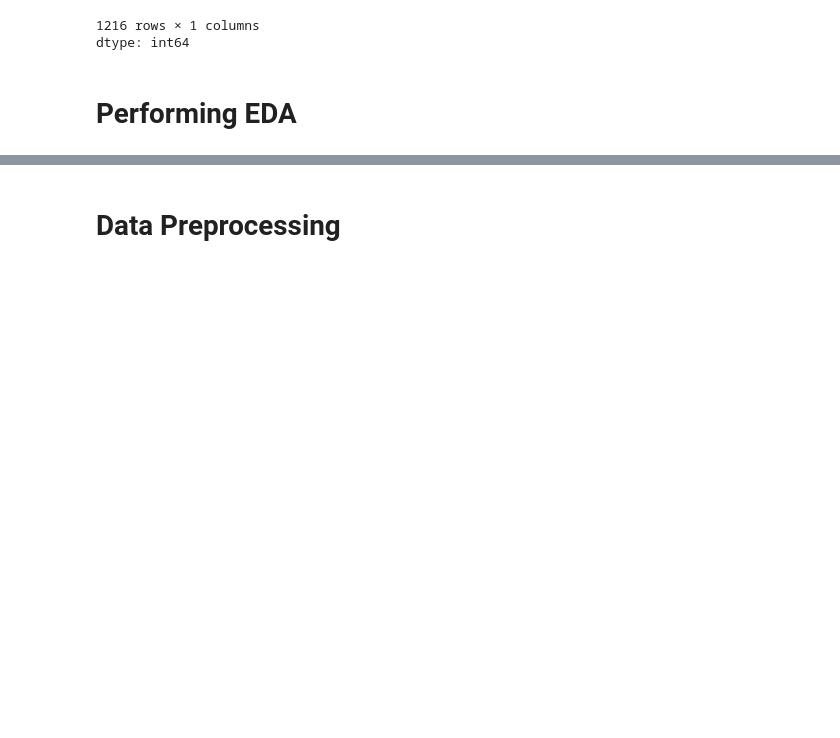
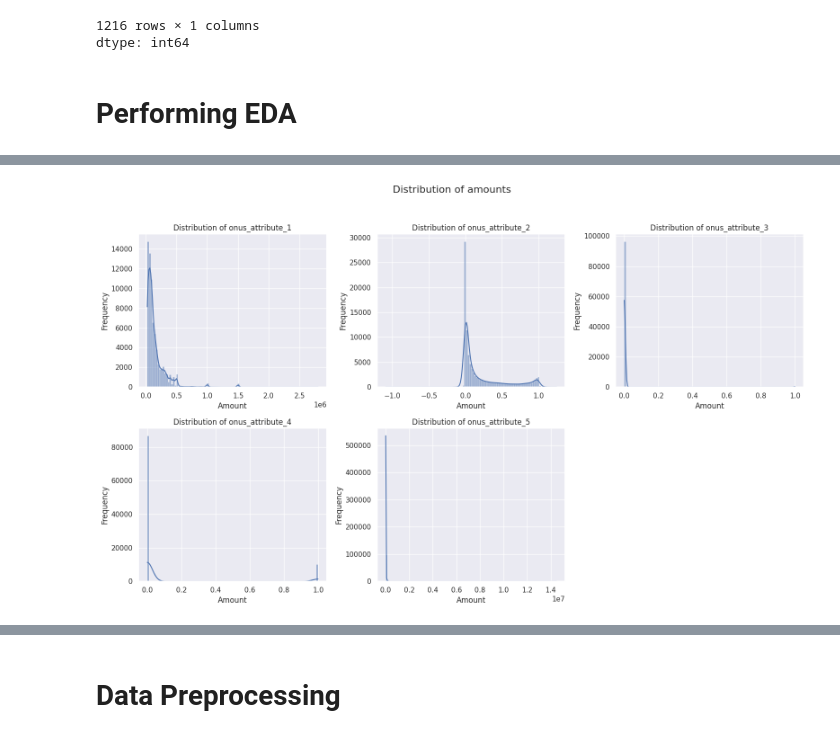
Before and after one commit to Saumi18/Credit-Risk-Modeling, a Jupyter notebook: Credit_Score_Behaviour.ipynb, the cells around one changed output, grey strips where cells are left out. Saved outputs shown, nothing was run; the diff lists cells and outputs as text; code cells hidden in the pictures; blank space fills up the shorter version.

```diff
--- a/Credit_Score_Behaviour.ipynb
+++ b/Credit_Score_Behaviour.ipynb
@@ -65,0 +66,20 @@ Passing `palette` without assigning `hue` is deprecated and will be removed in v
+# %%
+#Distribution of amounts
+plt.figure(figsize=(16, 10))
+
+#Amount-related columns in the dataset
+amt_cols = [col for col in data.columns if 'attribute' in col and 'amount' in col or 'onus' in col]
+
+#Histograms of the selected columns
+for i, col in enumerate(amt_cols[:5], 1):
+    plt.subplot(2, 3, i)
+    sns.histplot(data[col], bins=100, kde=True)
+    plt.title(f'Distribution of {col}')
+    plt.xlabel('Amount')
+    plt.ylabel('Frequency')
+
+plt.suptitle('Distribution of amounts', fontsize=16)
+plt.tight_layout(rect=[0, 0.03, 1, 0.95])
+plt.show()
+# %% [output]
+[figure, added]
```
Also changed, not shown: parts of 17 cells of this notebook.
